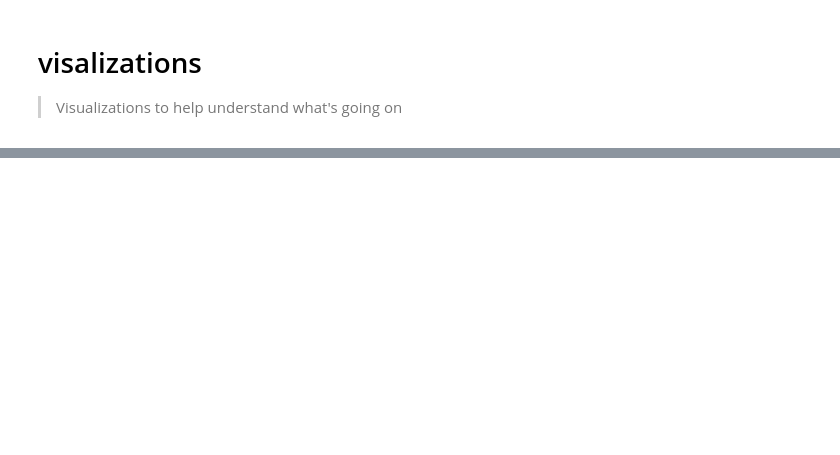
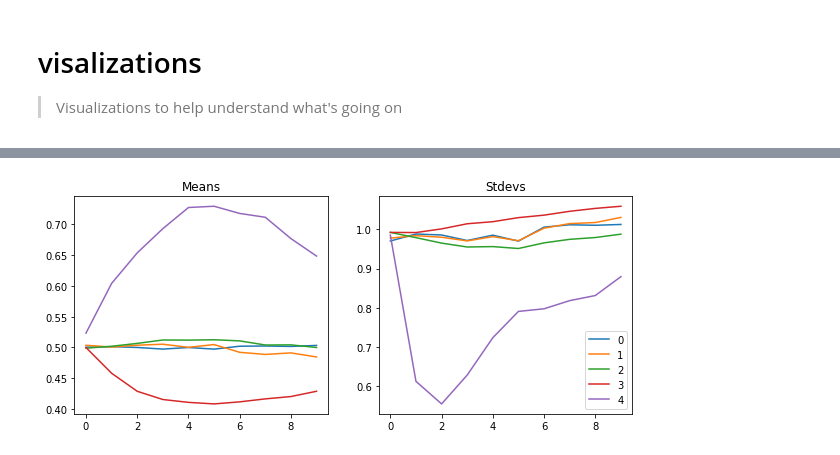
Before and after one commit to Isaac-Flath/AIsaac, a Jupyter notebook: nbs/50_visualization.ipynb, the cells around one changed output, grey strips where cells are left out. Saved outputs shown, nothing was run; the diff lists cells and outputs as text; code cells hidden in the pictures; blank space fills up the shorter version.

```diff
--- a/nbs/50_visualization.ipynb
+++ b/nbs/50_visualization.ipynb
@@ -69,0 +191,4 @@ class ActivationStatsCB:
+# %%
+trainer.ActivationStatsCB.plot_stats()
+# %% [output]
+[figure, added]
```
Also changed, not shown: parts of 18 cells of this notebook, 26 other files.
